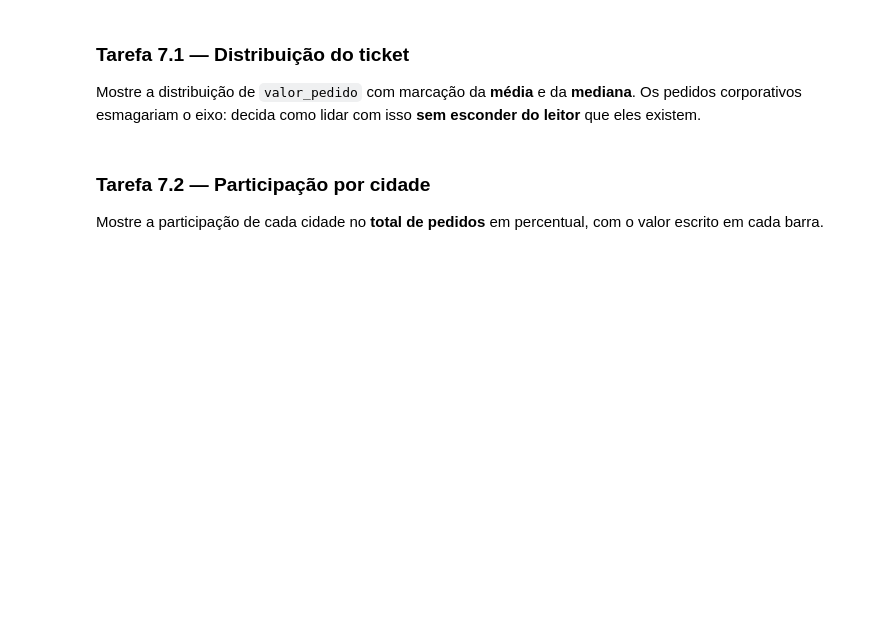
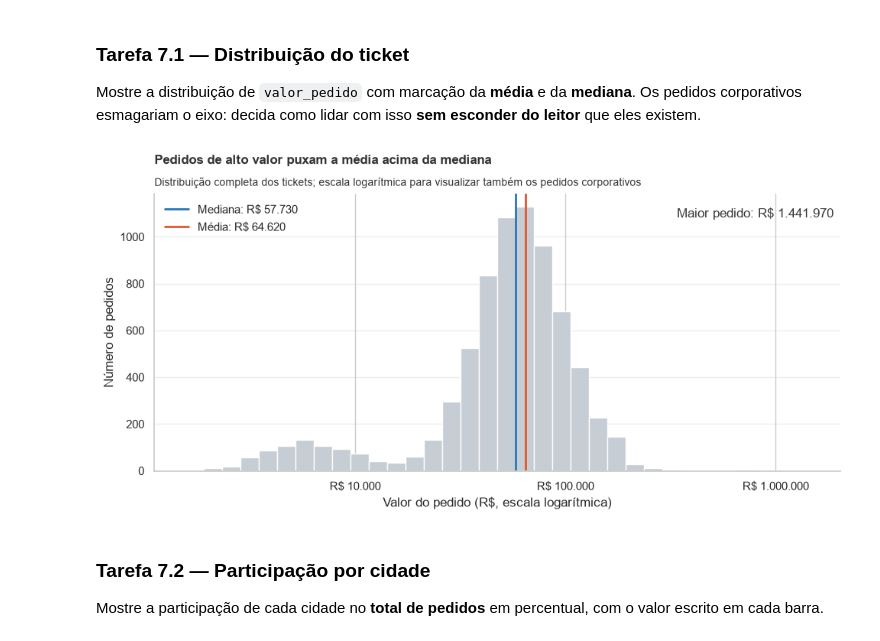
Before and after one commit to fabiodepf-dot/TRABALHO-FINAL, a Jupyter notebook: projeto_final.ipynb, the cells around one changed output. Saved outputs shown, nothing was run; the diff lists cells and outputs as text; code cells hidden in the pictures; blank space fills up the shorter version.

```diff
--- a/projeto_final.ipynb
+++ b/projeto_final.ipynb
@@ -393,0 +920,4 @@ Calcule para cada pedido a razão `valor_pedido / mediana do valor da sua cozinh
+# %%
+df["pedido_grande"] = df["razao_valor_cozinha"] >= corte_razao
+
+print("Pedidos marcados como grandes:", df["pedido_grande"].sum())
@@ -394,2 +926,9 @@ Calcule para cada pedido a razão `valor_pedido / mediana do valor da sua cozinh
+# %%
+mediana_cozinha = (
+    df.groupby('tipo_cozinha')['valor_pedido']
+      .transform('median')
+)
+
+df['razao'] = df['valor_pedido'] / mediana_cozinha #Cria uma nova coluna 'razao' no DataFrame, que representa a razão entre o valor do pedido e a mediana dos valores de pedido para cada tipo de cozinha. A mediana é calculada utilizando o método groupby() para agrupar os dados por 'tipo_cozinha' e o método transform() para aplicar a função de mediana em cada grupo.
 # %% [markdown]
 *Sua resposta aqui*
@@ -517,6 +1825,63 @@ Defina **uma vez** as cores, o formatador de reais e (opcional) uma função de
 Mostre a distribuição de `valor_pedido` com marcação da **média** e da **mediana**. Os pedidos corporativos esmagariam o eixo: decida como lidar com isso **sem esconder do leitor** que eles existem.
 # %%
 # Sua solução aqui
+# %%
+import numpy as np
+import matplotlib.pyplot as plt
+
+valores = pd.to_numeric(df['valor_pedido'], errors='coerce').dropna()
+valores_positivos = valores[valores > 0]
+
+media = valores.mean()
+mediana = valores.median()
+maior_pedido = valores.max()
+nao_positivos = (valores <= 0).sum()
+
+fig, ax = plt.subplots(figsize=(10, 5))
+
+# Bins espaçados geometricamente para a distribuição em escala logarítmica
+bins = np.geomspace(valores_positivos.min(), valores_positivos.max(), 35)
+ax.hist(valores_positivos, bins=bins, color=CORES['neutro'], edgecolor='white')
+
+ax.set_xscale('log')
+ax.xaxis.set_major_formatter(FORMATADOR_REAIS)
+ax.set_xlabel('Valor do pedido (R$, escala logarítmica)')
+ax.set_ylabel('Número de pedidos')
+
+ax.axvline(
+    mediana, color=CORES['principal'], linewidth=2,
+    label=f'Mediana: {formatar_reais(mediana)}'
+)
+ax.axvline(
+    media, color=CORES['destaque'], linewidth=2,
+    label=f'Média: {formatar_reais(media)}'
+)
+
+aplicar_titulo(
+    ax,
+    'Pedidos de alto valor puxam a média acima da mediana',
+    'Distribuição completa dos tickets; escala logarítmica para visualizar também os pedidos corporativos'
+)
+
+ax.text(
+    0.99, 0.95,
+    f'Maior pedido: {formatar_reais(maior_pedido)}',
+    transform=ax.transAxes,
+    ha='right',
+    va='top',
+    color=CORES['texto']
+)
+
+ax.legend(frameon=False)
+ax.grid(axis='y', color=CORES['neutro'], alpha=0.35)
+ax.spines[['top', 'right']].set_visible(False)
+plt.tight_layout()
+plt.show()
+
+if nao_positivos:
+    print(f'{nao_positivos} pedido(s) com valor zero ou negativo não aparecem no eixo logarítmico.')
+# %% [output]
+[figure, added]
 # %% [markdown]
 ### Tarefa 7.2 — Participação por cidade
 Mostre a participação de cada cidade no **total de pedidos** em percentual, com o valor escrito em cada barra.
```
Also changed, not shown: parts of 140 cells of this notebook, 5 other files.
